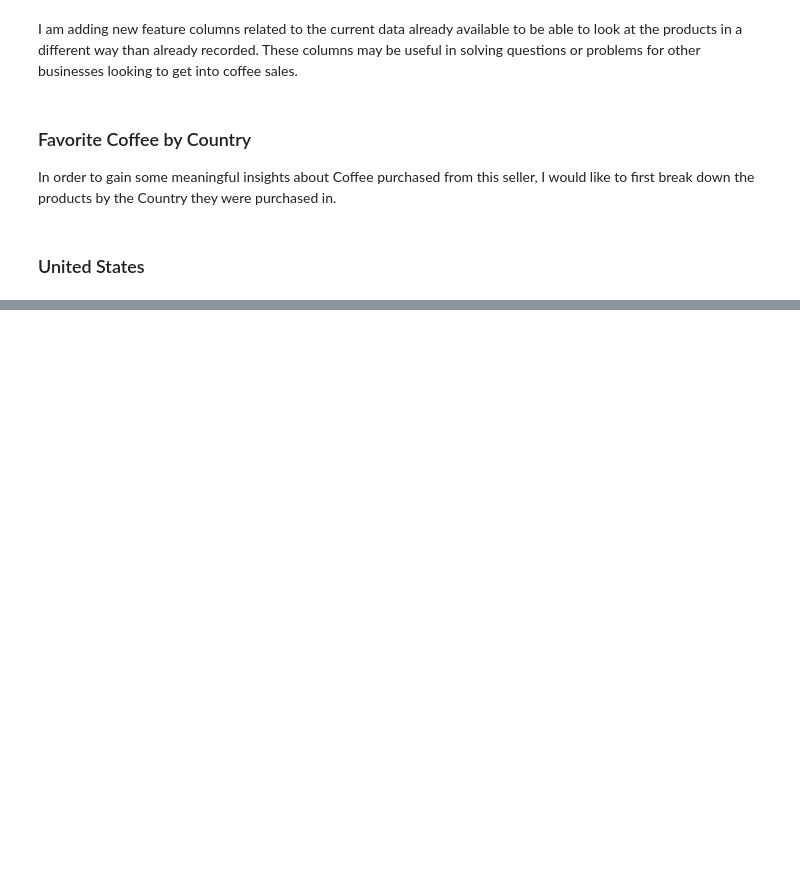
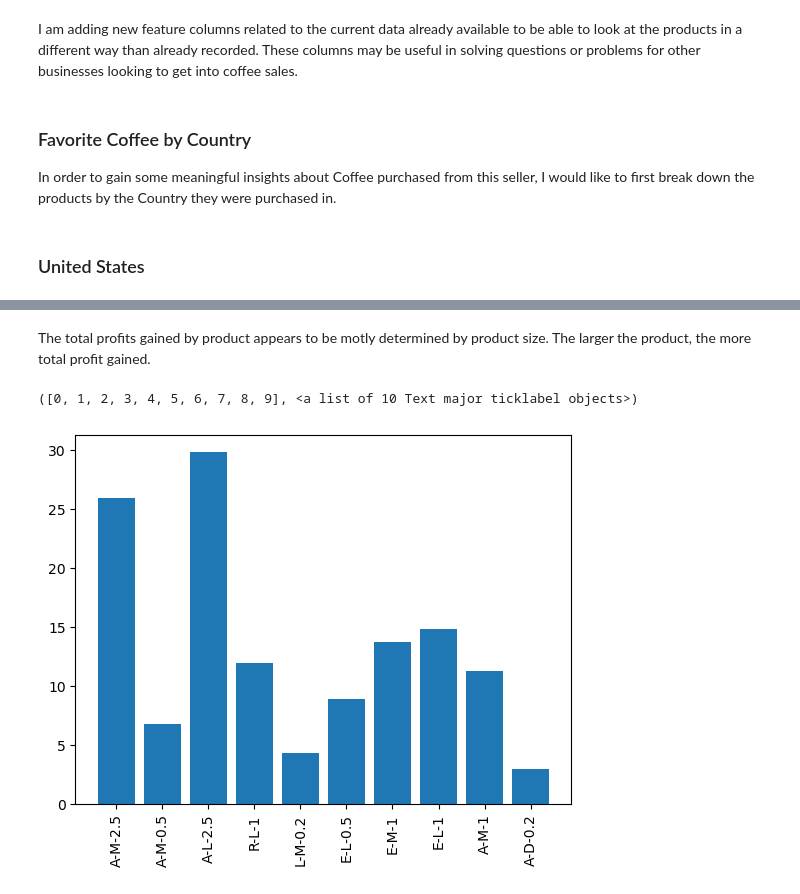
Before and after one commit to m-romanski/Coffee-Beans-Sales, a Jupyter notebook: Coffee/Untitled.ipynb, the cells around one changed output, grey strips where cells are left out. Saved outputs shown, nothing was run; the diff lists cells and outputs as text; code cells hidden in the pictures; blank space fills up the shorter version.

```diff
--- a/Coffee/Untitled.ipynb
+++ b/Coffee/Untitled.ipynb
@@ -51,0 +60,8 @@ plt.xticks(rotation=90)
+# %% [markdown]
+The total profits gained by product appears to be motly determined by product size. The larger the product, the more total profit gained.
+# %%
+plt.bar(us_prod['Product ID'], us_prod['Unit Price'])
+plt.xticks(rotation=90)
+# %% [output]
+([0, 1, 2, 3, 4, 5, 6, 7, 8, 9], <a list of 10 Text major ticklabel objects>)
+[figure, added]
```
Also changed, not shown: parts of 9 cells of this notebook.
